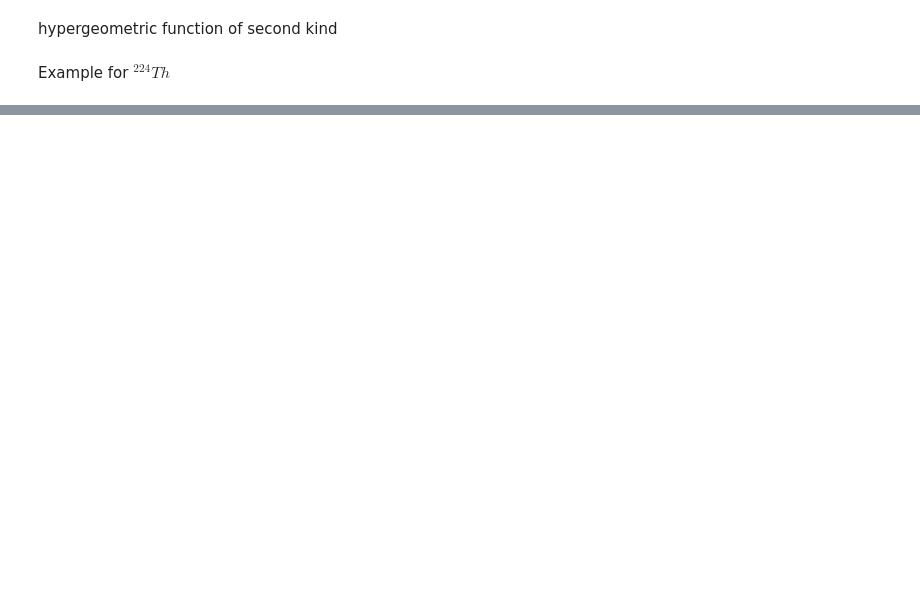
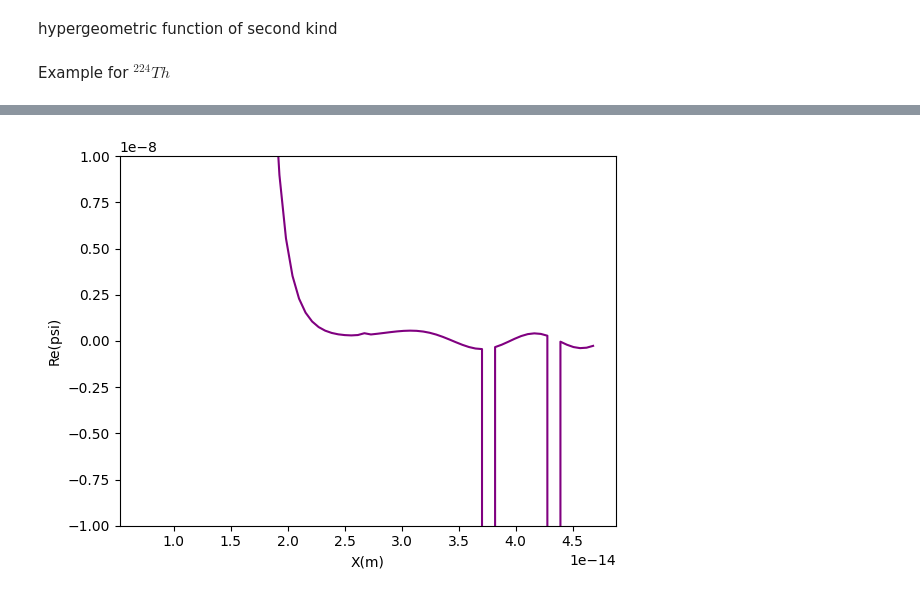
Before and after one commit to m4mbo/theoretical-nuclear-potential, a Jupyter notebook: wave_function.ipynb, the cells around one changed output, grey strips where cells are left out. Saved outputs shown, nothing was run; the diff lists cells and outputs as text; code cells hidden in the pictures; blank space fills up the shorter version.

```diff
--- a/wave_function.ipynb
+++ b/wave_function.ipynb
@@ -115,0 +137,7 @@ plt.show()
+# %%
+d2center_2 = np.linspace(a, 2*b, 70)
+Re_psi2 = [(wavefun_2(d2center, a, kappa, k, kp, A).real) for d2center in d2center_2]
+# %%
+plot_wavefun(d2center_2=d2center_2, Re_psi2=Re_psi2, y_min=-1e-8, y_max=1e-8)
+# %% [output]
+[figure, added]
```
Also changed, not shown: parts of 9 cells of this notebook.
